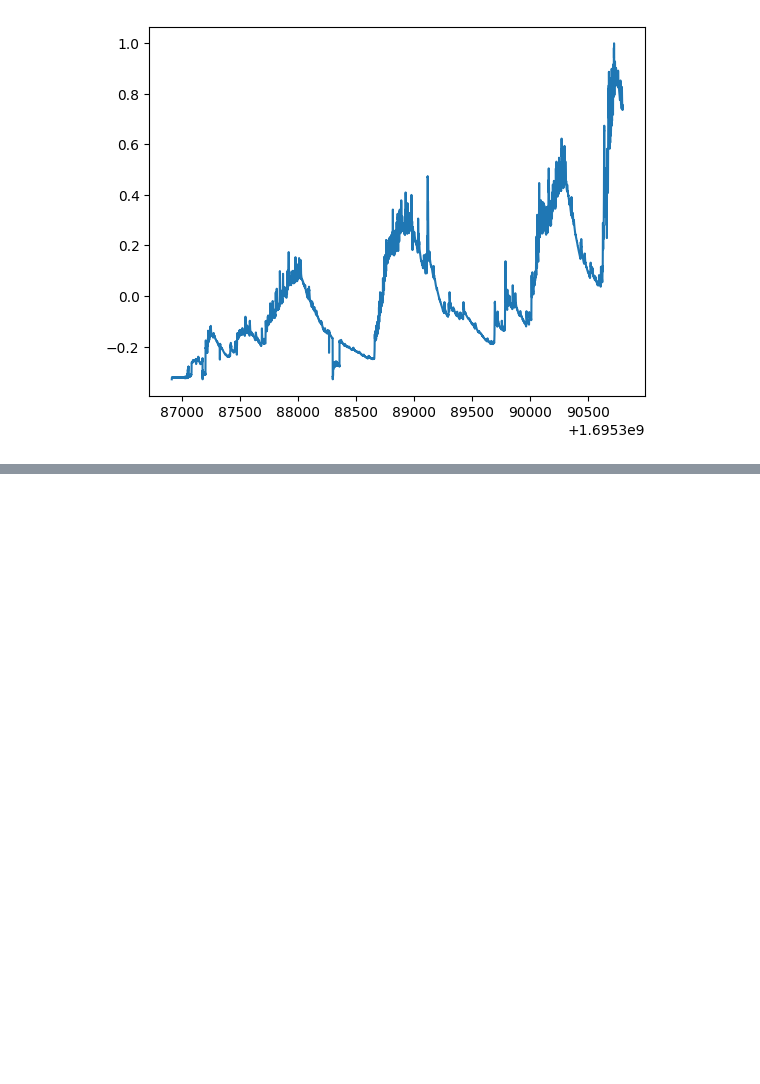
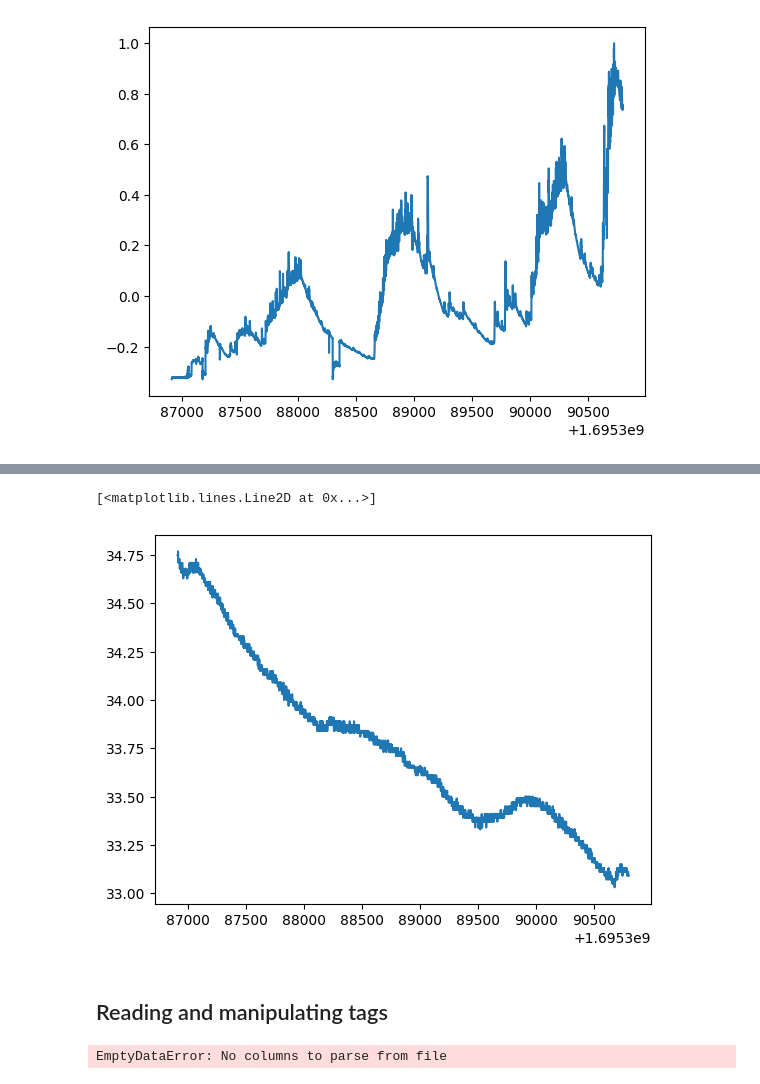
Before and after one commit to saifhanjra/tester_sony_digirelax, a Jupyter notebook: scripts/reading_manipulating_df.ipynb, the cells around one changed output, grey strips where cells are left out. Drawn from its saved outputs; the diff is of its cells as text; code cells hidden in the pictures; blank space fills up the shorter version.

```diff
--- a/scripts/reading_manipulating_df.ipynb
+++ b/scripts/reading_manipulating_df.ipynb
@@ -262,0 +336,4 @@ start_time
+# %%
+samp_time_temp = 1/samp_freq_temp
+# %%
+timestamps_temp = starting_time_temp + (temp_df.index-2)*samp_time_temp
@@ -262,0 +351,2 @@ start_time
+# %%
+temp_df["timestamps"] = timestamps_temp
@@ -262,0 +369,2 @@ start_time
+# %%
+temp_df["temp"] = temp_df["temp"].iloc[2:]
@@ -262,0 +387,7 @@ start_time
+# %%
+plt.plot(temp_df["timestamps"], temp_df["temp"])
+# %% [output]
+[<matplotlib.lines.Line2D at 0x...>]
+[figure, added]
+# %% [markdown]
+## Reading and manipulating tags
@@ -262,0 +396,4 @@ start_time
+# %%
+pd.read_csv(tags_csv_path)
+# %% [output]
+EmptyDataError: No columns to parse from file
```
Also changed, not shown: parts of 25 cells of this notebook, 1 other file.
